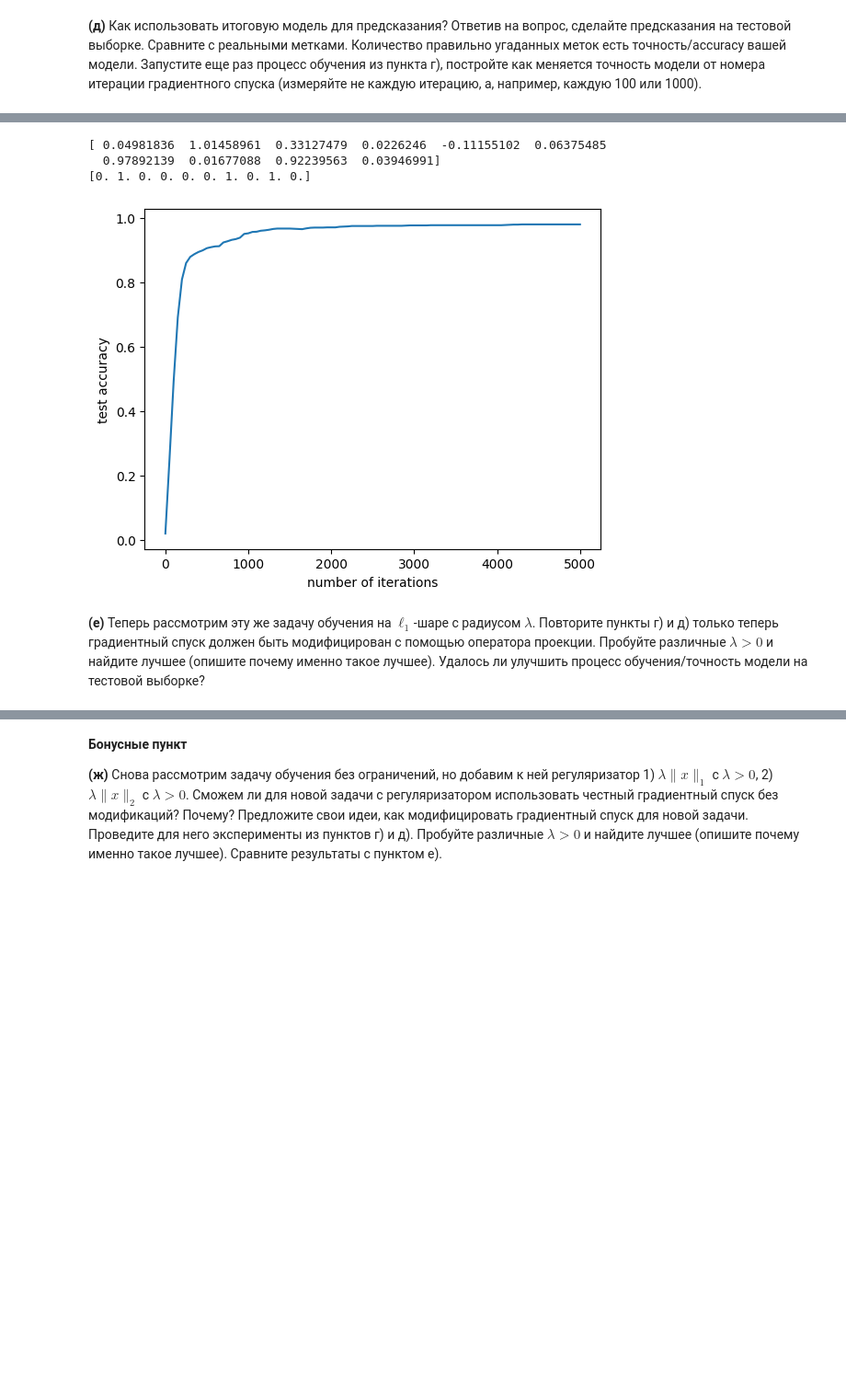
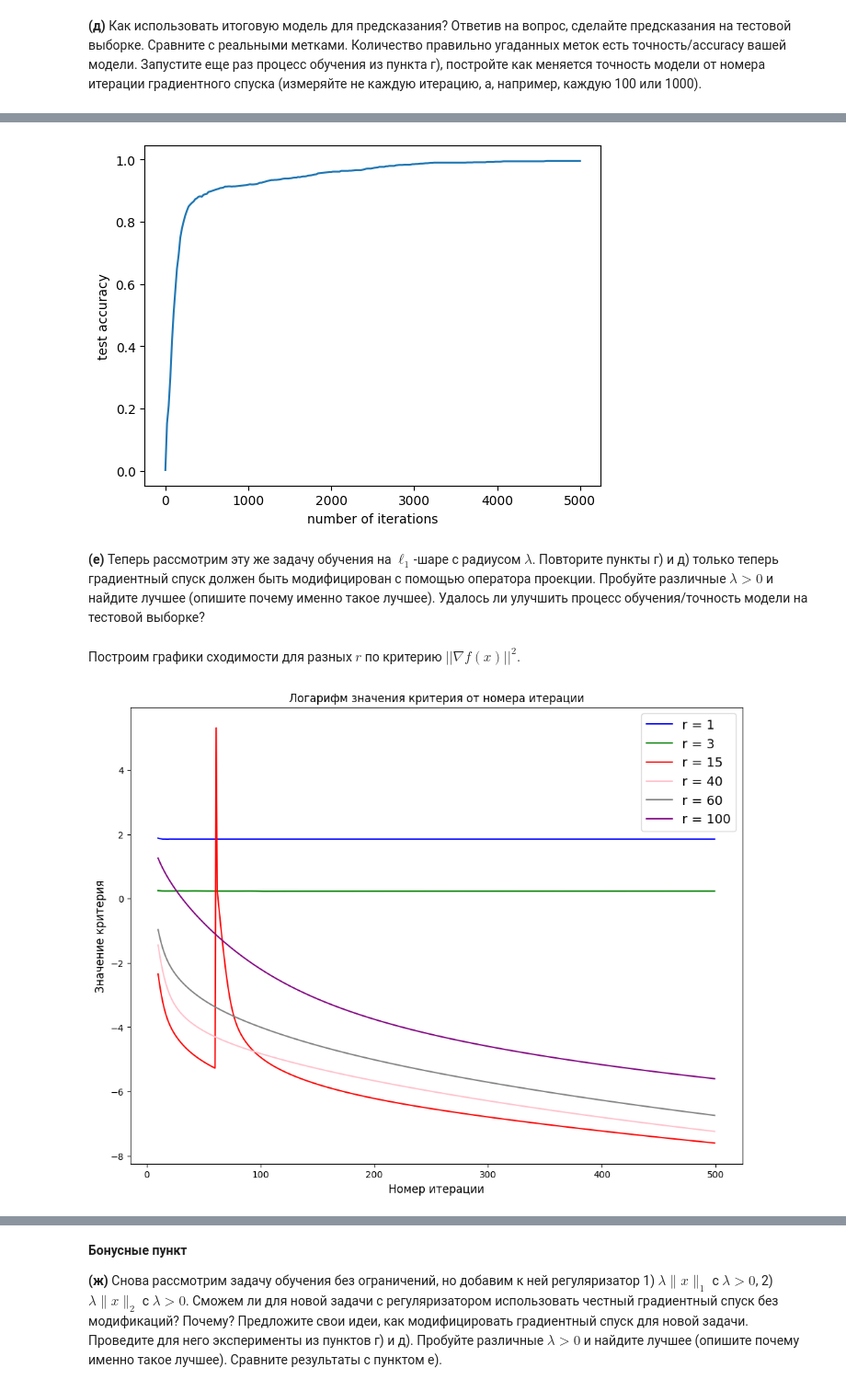
Before and after one commit to featztex/optimization, a Jupyter notebook: hw/Emelyanov_HW_2.ipynb, the cells around one changed output, grey strips where cells are left out. Shown: that part at 92% size. Cells and saved outputs as stored; diff of their text form; code cells hidden in the pictures; blank space fills up the shorter version.

```diff
--- a/hw/Emelyanov_HW_2.ipynb
+++ b/hw/Emelyanov_HW_2.ipynb
@@ -235,17 +274,8 @@ Test accuracy: 0.9790769230769231
-# %%
-print((X_train @ w)[:10])
-print(y_train[0:10])
-
-# реально работает!
-# %% [output]
-[ 0.04981836  1.01458961  0.33127479  0.0226246  -0.11155102  0.06375485
-  0.97892139  0.01677088  0.92239563  0.03946991]
-[0. 1. 0. 0. 0. 0. 1. 0. 1. 0.]
 # %%
 acc = list()
 n = list()
-for i in range(0, len(x_vals), 50):
-    w = x_vals[i]
+for i in range(0, len(w_gd), 20):
+    w = w_gd[i]
     n.append(i)
     acc.append(accuracy_score([round(x) for x in (X_test @ w)], y_test))
 
@@ -254,6 +284,6 @@ plt.xlabel("number of iterations")
 plt.ylabel("test accuracy")
 plt.show()
 # %% [output]
-[figure, old version]
+[figure, new version]
 # %% [markdown]
 __(e)__ Теперь рассмотрим эту же задачу обучения на $\ell_1$-шаре с радиусом $\lambda$. Повторите пункты г) и д) только теперь градиентный спуск должен быть модифицирован с помощью оператора проекции. Пробуйте различные $\lambda > 0$ и найдите лучшее (опишите почему именно такое лучшее). Удалось ли улучшить процесс обучения/точность модели на тестовой выборке?
@@ -261,0 +319,37 @@ __(e)__ Теперь рассмотрим эту же задачу обучен
+# %%
+def grad_descent_proj(iters=1000, r=50):
+
+    w = np.random.random_integers(-1, 1, d)
+    f_vals = [f(w)]
+    w_vals = [w]
+
+    gamma = 1 / L
+    for i in range(iters):
+        w = proj(w - gamma * grad_f(w), r=r)
+        w_vals.append(w)
+        f_vals.append(f(w))
+
+    return w_vals, f_vals
+# %% [markdown]
+Построим графики сходимости для разных $r$ по критерию $||\nabla f(x)||^2$.
+# %%
+plt.figure(figsize = (12, 9))
+
+rn = [1, 3, 15, 40, 60, 100]
+colors = ["blue", "green", "red", "pink", "gray", "purple"]
+iters = 500
+
+for r, color in zip(rn, colors):
+    w_proj, f_proj = grad_descent_proj(iters=iters, r=r)
+    n = range(10, iters)
+    err = [np.linalg.norm(grad_f(w_proj[i])) ** 2 for i in range(10, iters)]
+    plt.plot(n, np.log(err), color = color, label = "r = " + str(r))
+
+plt.title("Логарифм значения критерия от номера итерации", fontsize = 12)
+plt.xlabel("Номер итерации", fontsize = 12)
+plt.ylabel("Значение критерия", fontsize = 12)
+
+plt.legend(fontsize = 14)
+plt.show()
+# %% [output]
+[figure, added]
```
Also changed, not shown: parts of 17 cells of this notebook.
